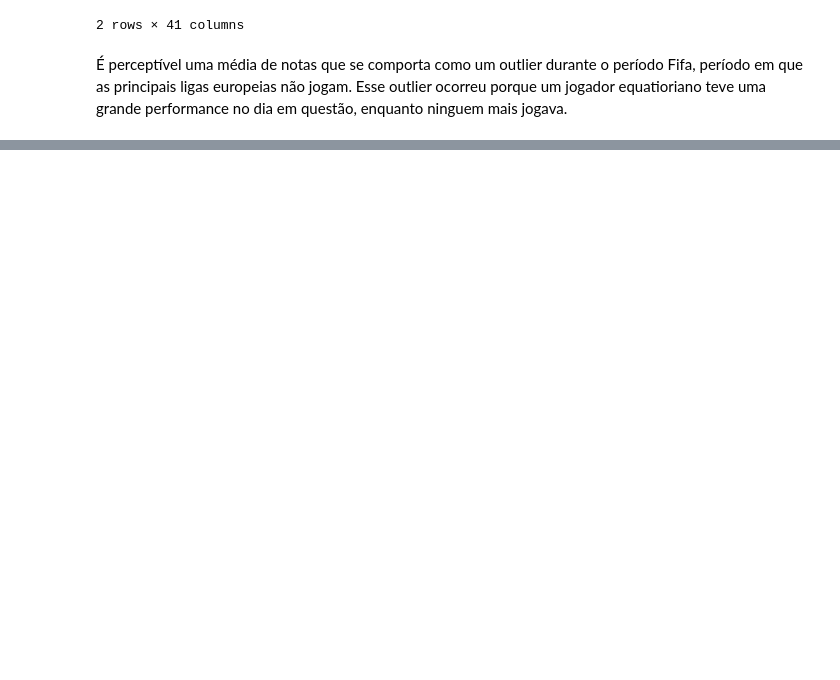
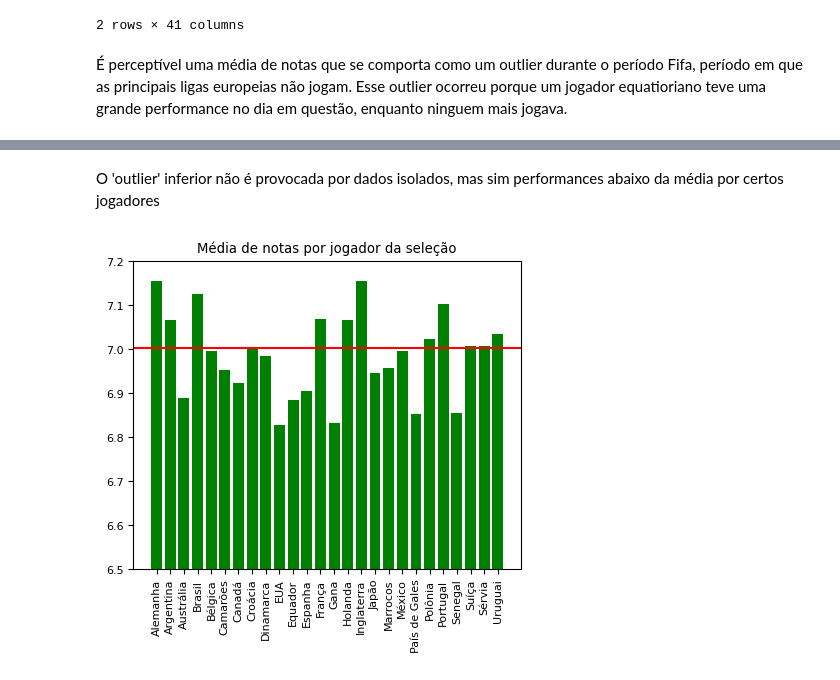
Before and after one commit to vprates-22/Analise_de_Dados_Copa_2022, a Jupyter notebook: main.ipynb, the cells around one changed output, grey strips where cells are left out. Saved outputs shown, nothing was run; the diff lists cells and outputs as text; code cells hidden in the pictures; blank space fills up the shorter version.

```diff
--- a/main.ipynb
+++ b/main.ipynb
@@ -33,2 +85,25 @@ plt.rc('font', **font)
 plt.rcParams['figure.figsize'] = [5,4]
+# %%
+def barplot_media(df:pd.DataFrame, coluna_grupo:str, coluna_parametro:str, titulo:str, ylim:tuple = None) -> None:
+    """
+    Função que cria um gráfico da média de coluna_parametros agrupados por coluna_grupos, e com uma linha horizontal da média geral
+    Entrada:
+        df -> DataFrame pandas
+        coluna_grupo -> nome da coluna a qual os dados serão agrupados
+        coluna_parametro -> nome da coluna que os dados serão analisados
+        titulo -> título do gráfico
+        ylim -> tupla(limite inferior, limite superior)
+    Saída:
+        nenhuma
+    """
+    grouped = df.groupby(df[coluna_grupo], as_index=False)
+    medias = grouped[coluna_parametro].mean()
+    plt.bar(medias[coluna_grupo], medias[coluna_parametro], color = 'g')
+    plt.axhline(df[coluna_parametro].mean(), color = 'r')
+    if ylim:
+        plt.ylim(ylim)
+    if titulo:
+        plt.title(titulo)
+    plt.xticks(rotation = 90)
+    plt.show()
 # %%
@@ -95,0 +154,7 @@ for i in range(round(len(selecoes)/4)):
+# %% [markdown]
+O 'outlier' inferior não é provocada por dados isolados, mas sim performances abaixo da média por certos jogadores
+# %%
+# Media da nota de jogadores de cada seleção
+barplot_media(df, "Seleção", "Nota", "Média de notas por jogador da seleção",(6.5,7.2))
+# %% [output]
+[figure, added]
```
Also changed, not shown: parts of 35 cells of this notebook.
